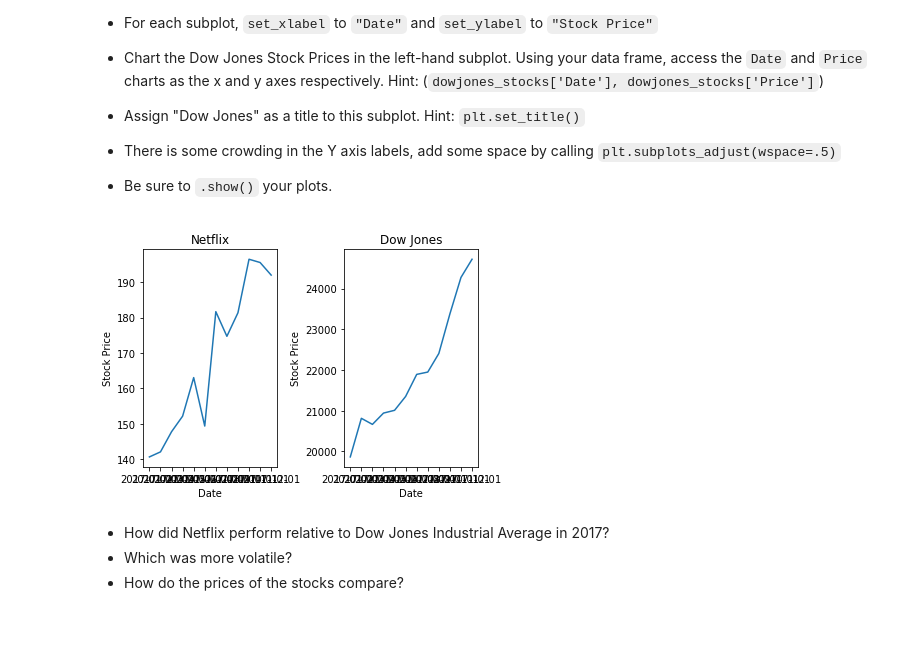
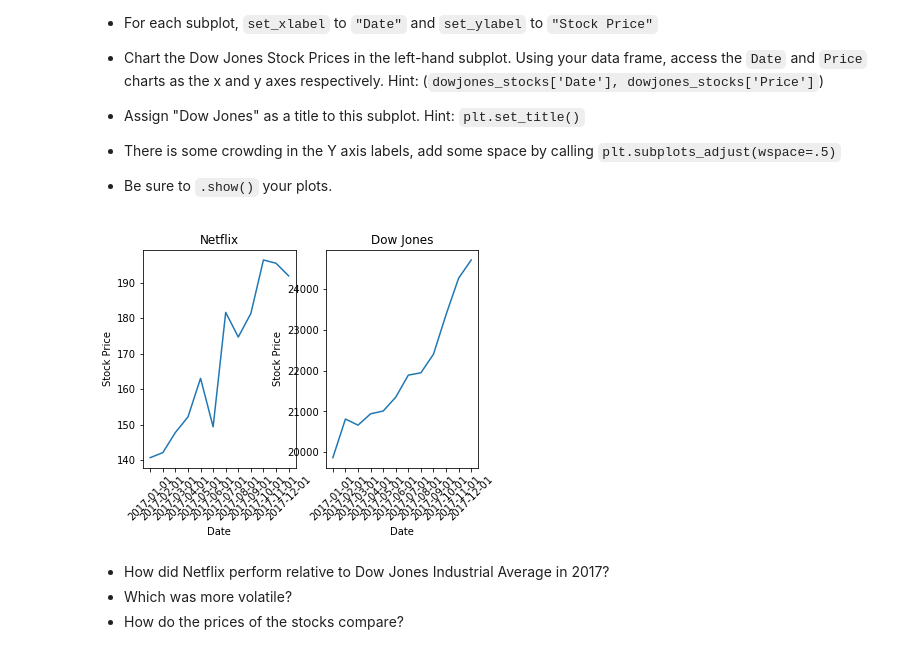
Before and after one commit to Overonn/Stock-Profile-_Netflix-2017_, a Jupyter notebook: netflix_visualizations.ipynb, the cells around one changed output. Cells and saved outputs as stored; diff of their text form; code cells hidden in the pictures; blank space fills up the shorter version.

```diff
--- a/netflix_visualizations.ipynb
+++ b/netflix_visualizations.ipynb
@@ -332,21 +328,23 @@ Since `Price` which is the most relevant data is in the Y axis, let's map our su
 # %%
 # Left plot Netflix
 ax1 = plt.subplot(1, 2, 1)
 plt.plot(netflix_stocks["Date"], netflix_stocks["Price"])
 ax1.set_title("Netflix")
 ax1.set_xlabel("Date")
 ax1.set_ylabel("Stock Price")
+plt.xticks(rotation=45)
 # Right plot Dow Jones
 ax2 = plt.subplot(1, 2, 2)
 plt.plot(dowjones_stocks["Date"], dowjones_stocks["Price"])
 ax2.set_title("Dow Jones")
 ax2.set_xlabel("Date")
 ax2.set_ylabel("Stock Price")
-plt.subplots_adjust(wspace=0.5)
+plt.subplots_adjust(wspace=0.2)
 plt.savefig("compare_stocks.png")
+plt.xticks(rotation=45)
 plt.show()
 # %% [output]
-[figure, old version]
+[figure, new version]
 # %% [markdown]
 - How did Netflix perform relative to Dow Jones Industrial Average in 2017?
 - Which was more volatile?
```
Also changed, not shown: parts of 6 cells of this notebook.
